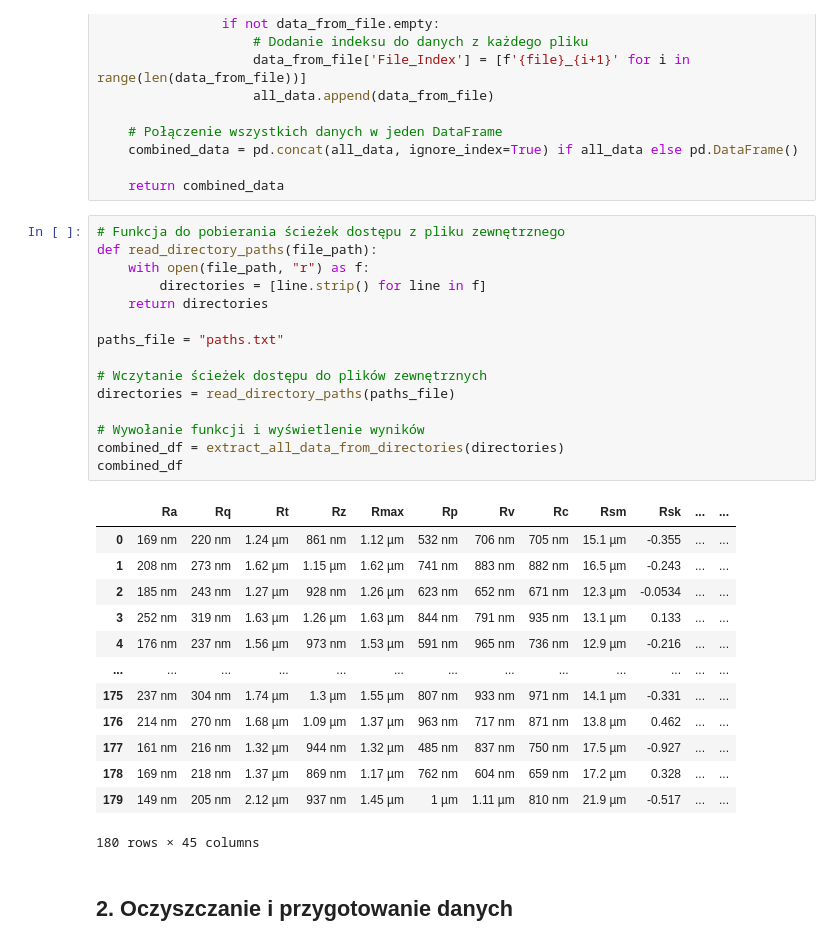
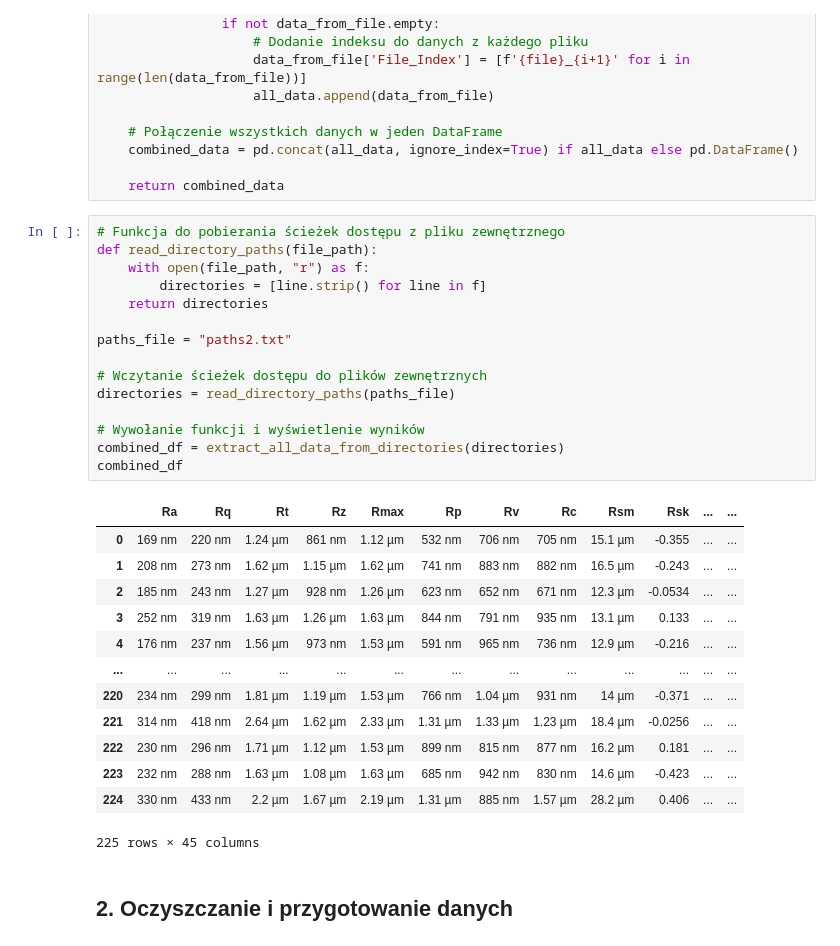
Before and after one commit to mariuszkam4/Roughness-analysis, a Jupyter notebook: roughness analysis after exp.ipynb, the cells around one changed output. Drawn from its saved outputs; the diff is of its cells as text.

```diff
--- a/roughness analysis after exp.ipynb
+++ b/roughness analysis after exp.ipynb
@@ -147,32 +147,32 @@ def extract_all_data_from_directories(directories):
 # %%
 # Funkcja do pobierania ścieżek dostępu z pliku zewnętrznego
 def read_directory_paths(file_path):
     with open(file_path, "r") as f:
         directories = [line.strip() for line in f]
     return directories
 
-paths_file = "paths.txt"
+paths_file = "paths2.txt"
 
 # Wczytanie ścieżek dostępu do plików zewnętrznych
 directories = read_directory_paths(paths_file)
 
 # Wywołanie funkcji i wyświetlenie wyników
 combined_df = extract_all_data_from_directories(directories)
 combined_df
 # %% [output]
 |  | Ra | Rq | Rt | Rz | Rmax | Rp | Rv | Rc | Rsm | Rsk | ... | ... |
 | 0 | 169 nm | 220 nm | 1.24 µm | 861 nm | 1.12 µm | 532 nm | 706 nm | 705 nm | 15.1 µm | -0.355 | ... | ... |
 | 1 | 208 nm | 273 nm | 1.62 µm | 1.15 µm | 1.62 µm | 741 nm | 883 nm | 882 nm | 16.5 µm | -0.243 | ... | ... |
 | 2 | 185 nm | 243 nm | 1.27 µm | 928 nm | 1.26 µm | 623 nm | 652 nm | 671 nm | 12.3 µm | -0.0534 | ... | ... |
 | 3 | 252 nm | 319 nm | 1.63 µm | 1.26 µm | 1.63 µm | 844 nm | 791 nm | 935 nm | 13.1 µm | 0.133 | ... | ... |
 | 4 | 176 nm | 237 nm | 1.56 µm | 973 nm | 1.53 µm | 591 nm | 965 nm | 736 nm | 12.9 µm | -0.216 | ... | ... |
 | ... | ... | ... | ... | ... | ... | ... | ... | ... | ... | ... | ... | ... |
-| 175 | 237 nm | 304 nm | 1.74 µm | 1.3 µm | 1.55 µm | 807 nm | 933 nm | 971 nm | 14.1 µm | -0.331 | ... | ... |
-| 176 | 214 nm | 270 nm | 1.68 µm | 1.09 µm | 1.37 µm | 963 nm | 717 nm | 871 nm | 13.8 µm | 0.462 | ... | ... |
-| 177 | 161 nm | 216 nm | 1.32 µm | 944 nm | 1.32 µm | 485 nm | 837 nm | 750 nm | 17.5 µm | -0.927 | ... | ... |
-| 178 | 169 nm | 218 nm | 1.37 µm | 869 nm | 1.17 µm | 762 nm | 604 nm | 659 nm | 17.2 µm | 0.328 | ... | ... |
-| 179 | 149 nm | 205 nm | 2.12 µm | 937 nm | 1.45 µm | 1 µm | 1.11 µm | 810 nm | 21.9 µm | -0.517 | ... | ... |
+| 220 | 234 nm | 299 nm | 1.81 µm | 1.19 µm | 1.53 µm | 766 nm | 1.04 µm | 931 nm | 14 µm | -0.371 | ... | ... |
+| 221 | 314 nm | 418 nm | 2.64 µm | 1.62 µm | 2.33 µm | 1.31 µm | 1.33 µm | 1.23 µm | 18.4 µm | -0.0256 | ... | ... |
+| 222 | 230 nm | 296 nm | 1.71 µm | 1.12 µm | 1.53 µm | 899 nm | 815 nm | 877 nm | 16.2 µm | 0.181 | ... | ... |
+| 223 | 232 nm | 288 nm | 1.63 µm | 1.08 µm | 1.63 µm | 685 nm | 942 nm | 830 nm | 14.6 µm | -0.423 | ... | ... |
+| 224 | 330 nm | 433 nm | 2.2 µm | 1.67 µm | 2.19 µm | 1.31 µm | 885 nm | 1.57 µm | 28.2 µm | 0.406 | ... | ... |
-180 rows × 45 columns
+225 rows × 45 columns
 # %% [markdown]
 ## 2. Oczyszczanie i przygotowanie danych
 # %% [markdown]
```
Also changed, not shown: parts of 12 cells of this notebook.
